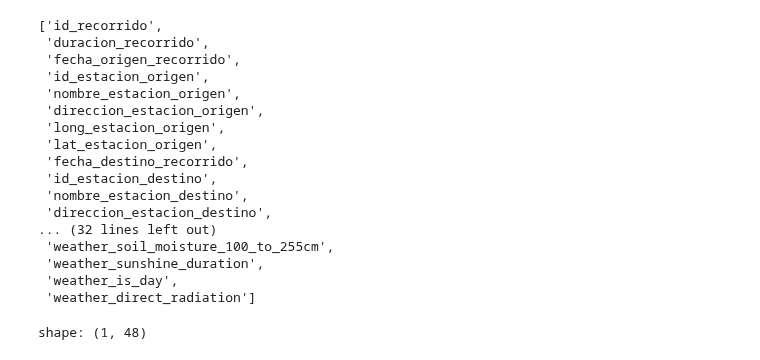
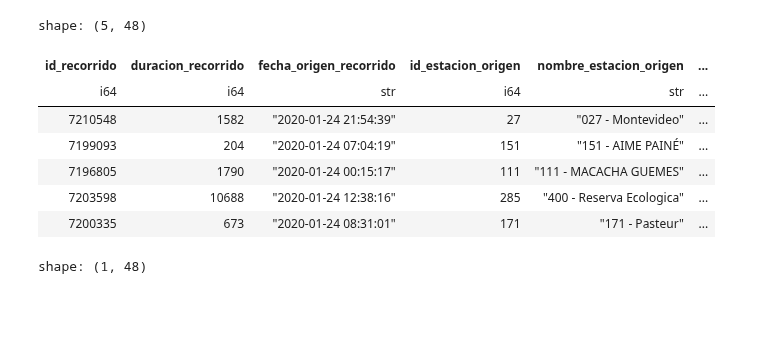
Before and after one commit to FacuVCanale/bikeshare-demand-gnn, a Jupyter notebook: src/notebooks/feat_eng.ipynb, the cells around one changed output. Saved outputs shown, nothing was run; the diff lists cells and outputs as text; code cells hidden in the pictures; blank space fills up the shorter version.

```diff
--- a/src/notebooks/feat_eng.ipynb
+++ b/src/notebooks/feat_eng.ipynb
@@ -35,27 +32,18 @@ from weather_data import WeatherDataCollector
 # %%
 trips_with_weather = pl.read_parquet('../../data/processed/trips_with_weather.parquet')
 
 trips_with_weather.head()
 
-trips_with_weather.columns
+# trips_with_weather.columns
 # %% [output]
-['id_recorrido',
- 'duracion_recorrido',
- 'fecha_origen_recorrido',
- 'id_estacion_origen',
- 'nombre_estacion_origen',
- 'direccion_estacion_origen',
- 'long_estacion_origen',
- 'lat_estacion_origen',
- 'fecha_destino_recorrido',
- 'id_estacion_destino',
- 'nombre_estacion_destino',
- 'direccion_estacion_destino',
-... (32 lines left out)
- 'weather_soil_moisture_100_to_255cm',
- 'weather_sunshine_duration',
- 'weather_is_day',
- 'weather_direct_radiation']
+shape: (5, 48)
+| id_recorrido | duracion_recorrido | fecha_origen_recorrido | id_estacion_origen | nombre_estacion_origen | ... |
+| i64 | i64 | str | i64 | str | ... |
+| 7210548 | 1582 | "2020-01-24 21:54:39" | 27 | "027 - Montevideo" | ... |
+| 7199093 | 204 | "2020-01-24 07:04:19" | 151 | "151 - AIME PAINÉ" | ... |
+| 7196805 | 1790 | "2020-01-24 00:15:17" | 111 | "111 - MACACHA GUEMES" | ... |
+| 7203598 | 10688 | "2020-01-24 12:38:16" | 285 | "400 - Reserva Ecologica" | ... |
+| 7200335 | 673 | "2020-01-24 08:31:01" | 171 | "171 - Pasteur" | ... |
 # %%
 # trips_with_weather['fecha_origen_recorrido'] = pd.to_datetime(trips_with_weather['fecha_origen_recorrido'])
 # trips_with_weather = trips_with_weather[trips_with_weather['fecha_origen_recorrido'].dt.year >= 2023]
```
Also changed, not shown: parts of 15 cells of this notebook, 2 other files.
